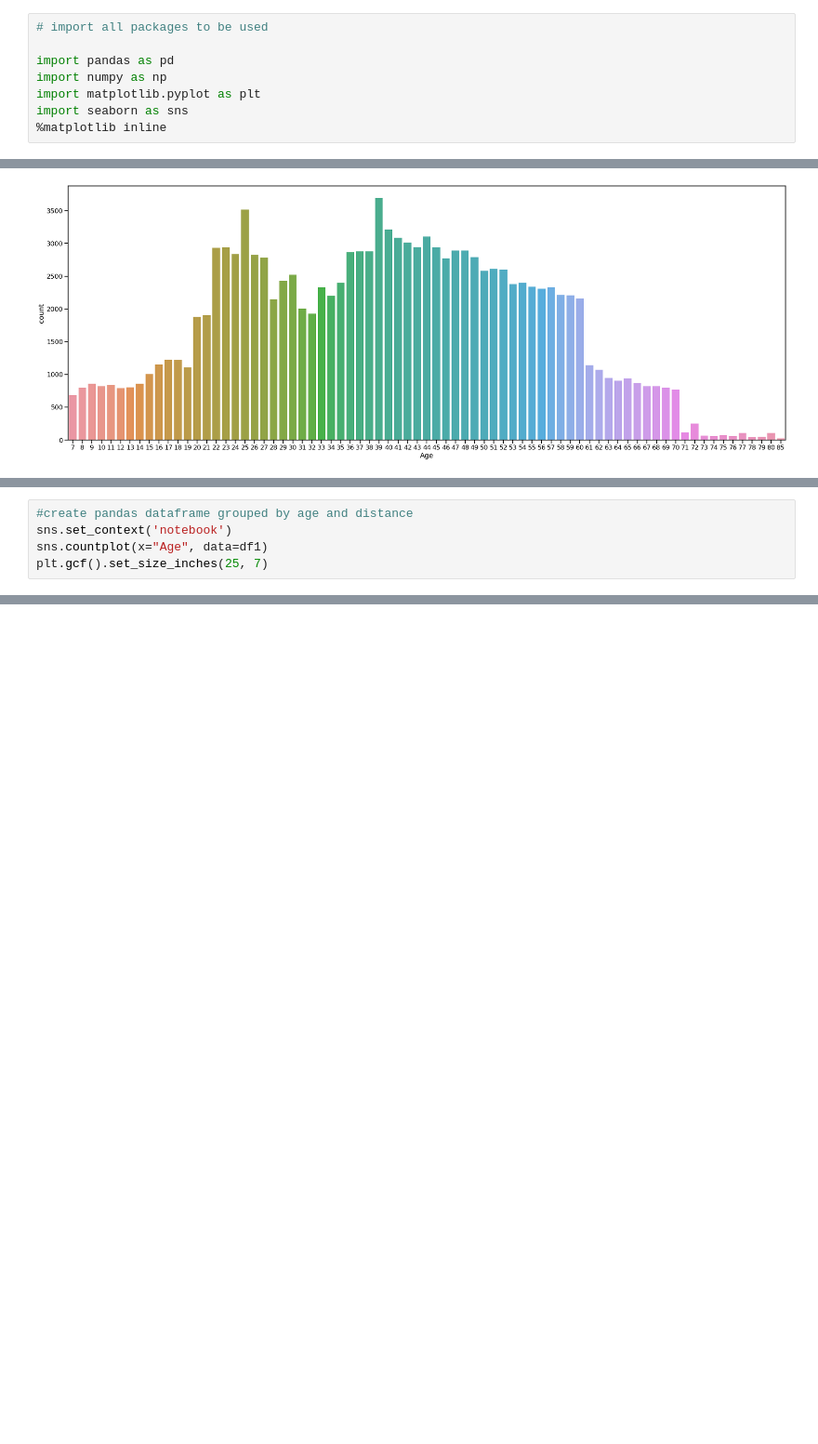
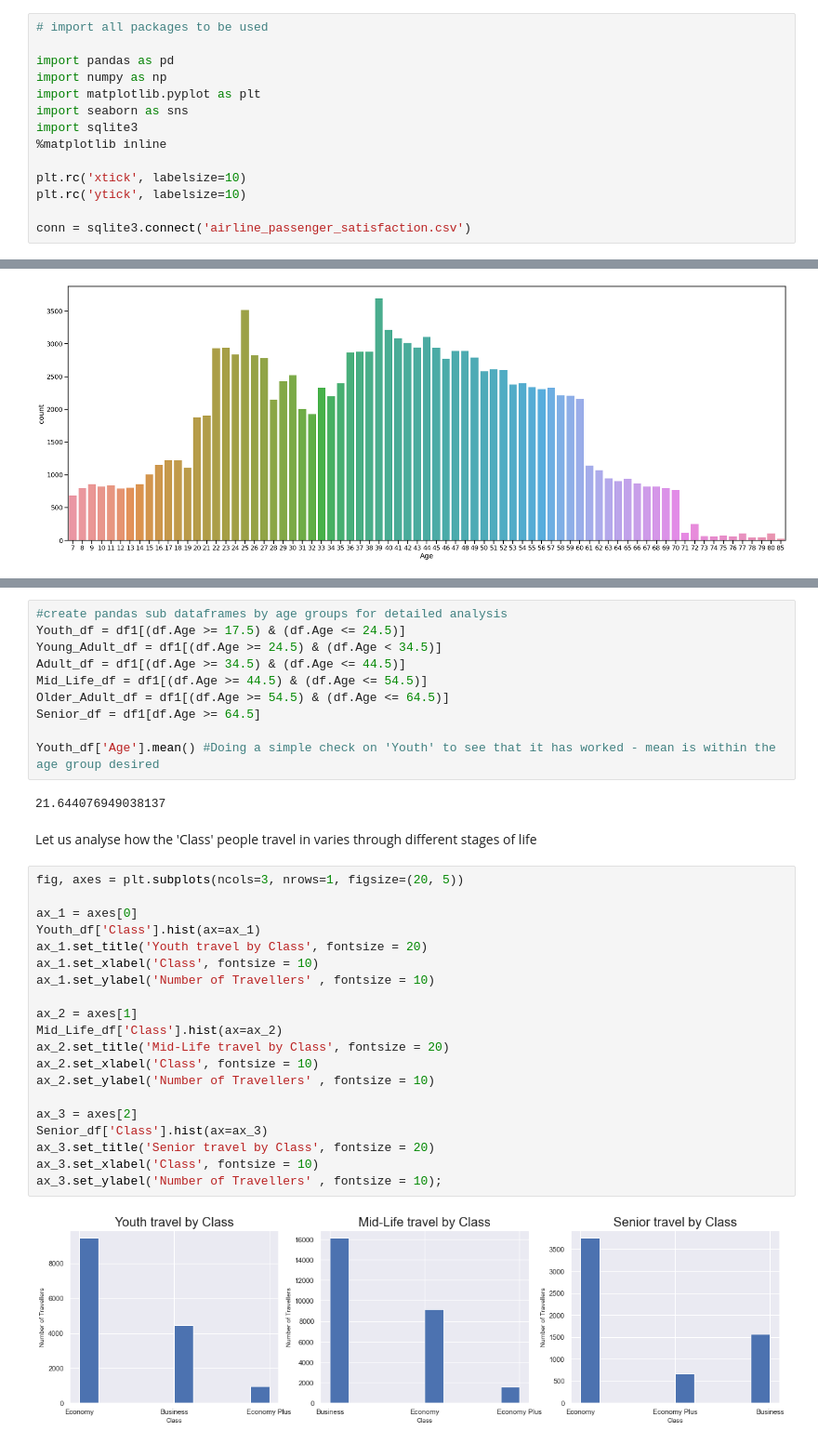
Before and after one commit to kunals94/Final-Project-Data-Science-Programme-Cambridge-University-Flatiron-School, a Jupyter notebook: KSarin_final_project_v1.ipynb, the cells around one changed output, grey strips where cells are left out. Shown at 93% size. Saved outputs shown, nothing was run; the diff lists cells and outputs as text; blank space fills up the shorter version.

```diff
--- a/KSarin_final_project_v1.ipynb
+++ b/KSarin_final_project_v1.ipynb
@@ -25,7 +24,13 @@ import pandas as pd
 import numpy as np
 import matplotlib.pyplot as plt
 import seaborn as sns
+import sqlite3
 %matplotlib inline
+
+plt.rc('xtick', labelsize=10)
+plt.rc('ytick', labelsize=10)
+
+conn = sqlite3.connect('airline_passenger_satisfaction.csv')
 # %%
 df = pd.read_csv('airline_passenger_satisfaction.csv')
 # %%
@@ -203,8 +210,3 @@ Lets analyse trends on flight usage in terms of: 'Type of Travel', 'Class' and '
 - Mid life: 45-53
 - Older Adult: 55-64
 - Senior: 65+
-# %%
-#create pandas dataframe grouped by age and distance
-sns.set_context('notebook')
-sns.countplot(x="Age", data=df1)
-plt.gcf().set_size_inches(25, 7)
@@ -212,0 +238,36 @@ plt.gcf().set_size_inches(25, 7)
+# %%
+#create pandas sub dataframes by age groups for detailed analysis
+Youth_df = df1[(df.Age >= 17.5) & (df.Age <= 24.5)]
+Young_Adult_df = df1[(df.Age >= 24.5) & (df.Age < 34.5)]
+Adult_df = df1[(df.Age >= 34.5) & (df.Age <= 44.5)]
+Mid_Life_df = df1[(df.Age >= 44.5) & (df.Age <= 54.5)]
+Older_Adult_df = df1[(df.Age >= 54.5) & (df.Age <= 64.5)]
+Senior_df = df1[df.Age >= 64.5]
+
+Youth_df['Age'].mean() #Doing a simple check on 'Youth' to see that it has worked - mean is within the age group desired
+# %% [output]
+21.644076949038137
+# %% [markdown]
+Let us analyse how the 'Class' people travel in varies through different stages of life
+# %%
+fig, axes = plt.subplots(ncols=3, nrows=1, figsize=(20, 5))
+
+ax_1 = axes[0]
+Youth_df['Class'].hist(ax=ax_1)
+ax_1.set_title('Youth travel by Class', fontsize = 20)
+ax_1.set_xlabel('Class', fontsize = 10)
+ax_1.set_ylabel('Number of Travellers' , fontsize = 10)
+
+ax_2 = axes[1]
+Mid_Life_df['Class'].hist(ax=ax_2)
+ax_2.set_title('Mid-Life travel by Class', fontsize = 20)
+ax_2.set_xlabel('Class', fontsize = 10)
+ax_2.set_ylabel('Number of Travellers' , fontsize = 10)
+
+ax_3 = axes[2]
+Senior_df['Class'].hist(ax=ax_3)
+ax_3.set_title('Senior travel by Class', fontsize = 20)
+ax_3.set_xlabel('Class', fontsize = 10)
+ax_3.set_ylabel('Number of Travellers' , fontsize = 10);
+# %% [output]
+[figure, added]
```
Also changed, not shown: parts of 24 cells of this notebook.
